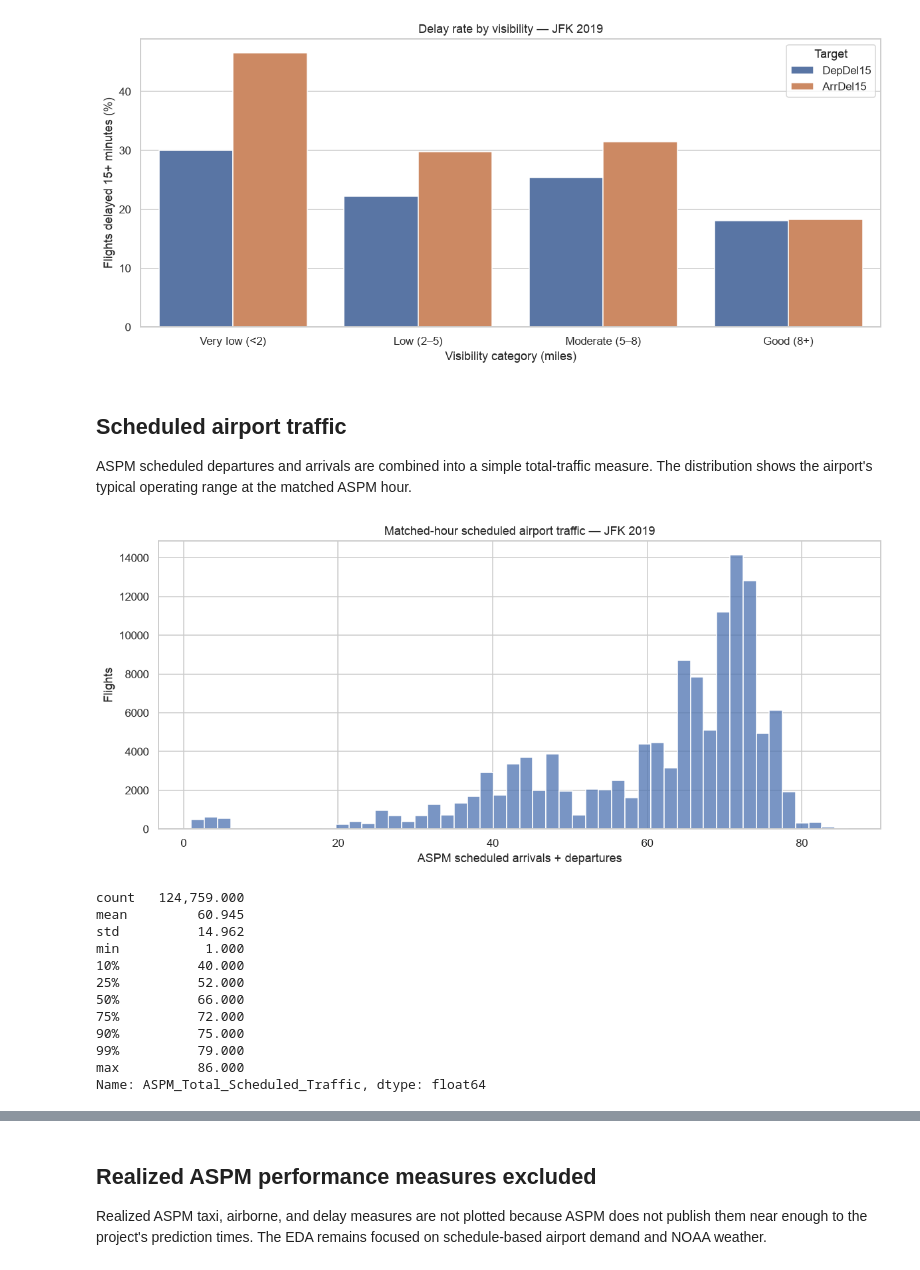
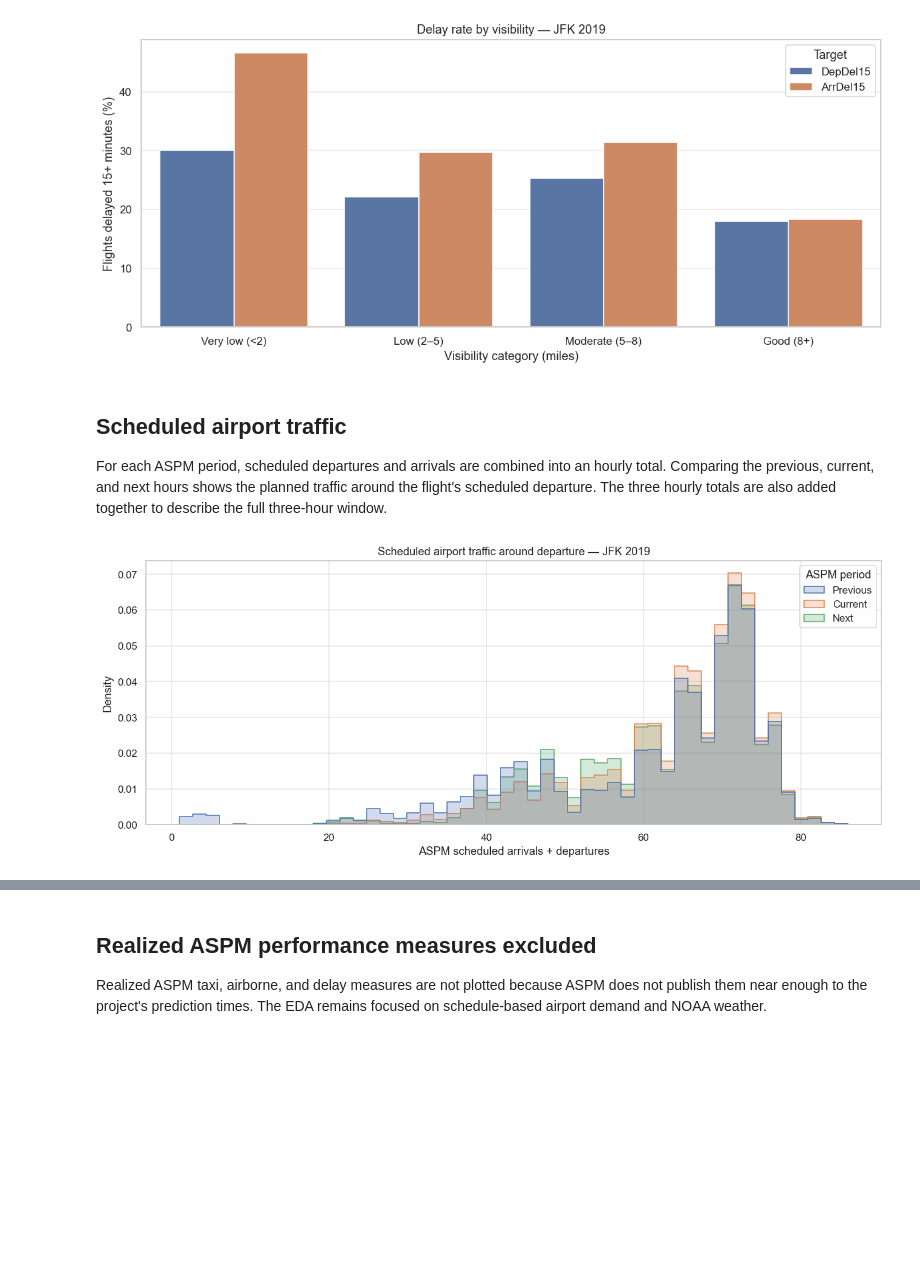
Before and after one commit to johndk/berkeley-ml-capstone, a Jupyter notebook: eda/03_weather_and_congestion.ipynb, the cells around one changed output, grey strips where cells are left out. Cells and saved outputs as stored; diff of their text form; code cells hidden in the pictures; blank space fills up the shorter version.

```diff
--- a/eda/03_weather_and_congestion.ipynb
+++ b/eda/03_weather_and_congestion.ipynb
@@ -194,28 +194,44 @@ plt.show()
 # %% [markdown]
 ## Scheduled airport traffic
 
-ASPM scheduled departures and arrivals are combined into a simple total-traffic measure. The distribution shows the airport's typical operating range at the matched ASPM hour.
+For each ASPM period, scheduled departures and arrivals are combined into an hourly total. Comparing the previous, current, and next hours shows the planned traffic around the flight's scheduled departure. The three hourly totals are also added together to describe the full three-hour window.
 # %%
-plt.figure(figsize=(11, 5))
-sns.histplot(df["ASPM_Total_Scheduled_Traffic"], bins=50, color="#4C72B0")
-plt.title(f"Matched-hour scheduled airport traffic — {AIRPORT} {YEAR}")
+aspm_hourly_traffic = {
+    "Previous": "ASPM_PREVIOUS_TOTAL_SCHEDULED_TRAFFIC",
+    "Current": "ASPM_CURRENT_TOTAL_SCHEDULED_TRAFFIC",
+    "Next": "ASPM_NEXT_TOTAL_SCHEDULED_TRAFFIC",
+}
+
+traffic_distribution = (
+    df[list(aspm_hourly_traffic.values())]
+    .rename(columns={value: key for key, value in aspm_hourly_traffic.items()})
+    .melt(var_name="ASPM period", value_name="ScheduledTraffic")
+)
+
+plt.figure(figsize=(12, 5))
+sns.histplot(
+    data=traffic_distribution,
+    x="ScheduledTraffic",
+    hue="ASPM period",
+    bins=50,
+    element="step",
+    stat="density",
+    common_norm=False,
+)
+plt.title(f"Scheduled airport traffic around departure — {AIRPORT} {YEAR}")
 plt.xlabel("ASPM scheduled arrivals + departures")
-plt.ylabel("Flights")
+plt.ylabel("Density")
 plt.tight_layout()
 plt.show()
 
-display(df["ASPM_Total_Scheduled_Traffic"].describe(percentiles=[0.1, 0.25, 0.5, 0.75, 0.9, 0.99]))
+traffic_summary_columns = [
+    *aspm_hourly_traffic.values(),
+    "ASPM_THREE_HOUR_TOTAL_SCHEDULED_TRAFFIC",
+]
+display(
+    df[traffic_summary_columns]
+    .describe(percentiles=[0.1, 0.25, 0.5, 0.75, 0.9, 0.99])
+    .T
+)
 # %% [output]
-[figure, old version]
+[figure, new version]
-count   124,759.000
-mean         60.945
-std          14.962
-min           1.000
-10%          40.000
-25%          52.000
-50%          66.000
-75%          72.000
-90%          75.000
-99%          79.000
-max          86.000
-Name: ASPM_Total_Scheduled_Traffic, dtype: float64
```
Also changed, not shown: parts of 9 cells of this notebook, 15 other files.
